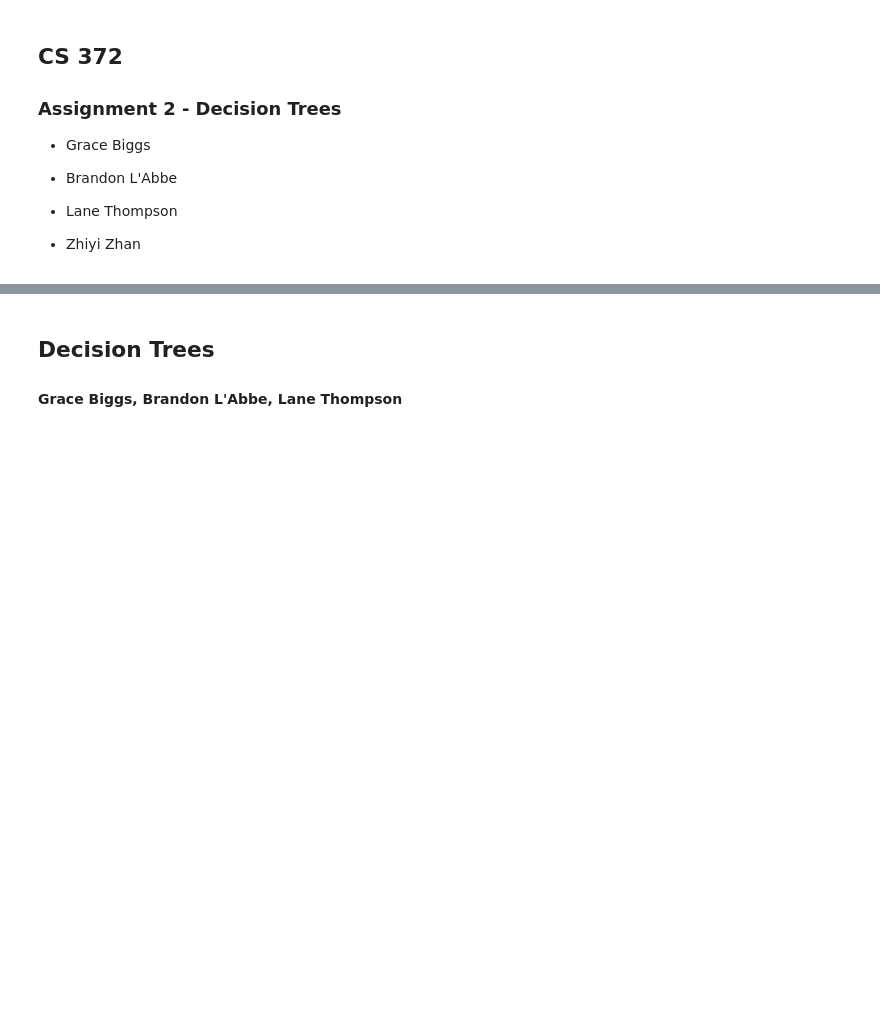
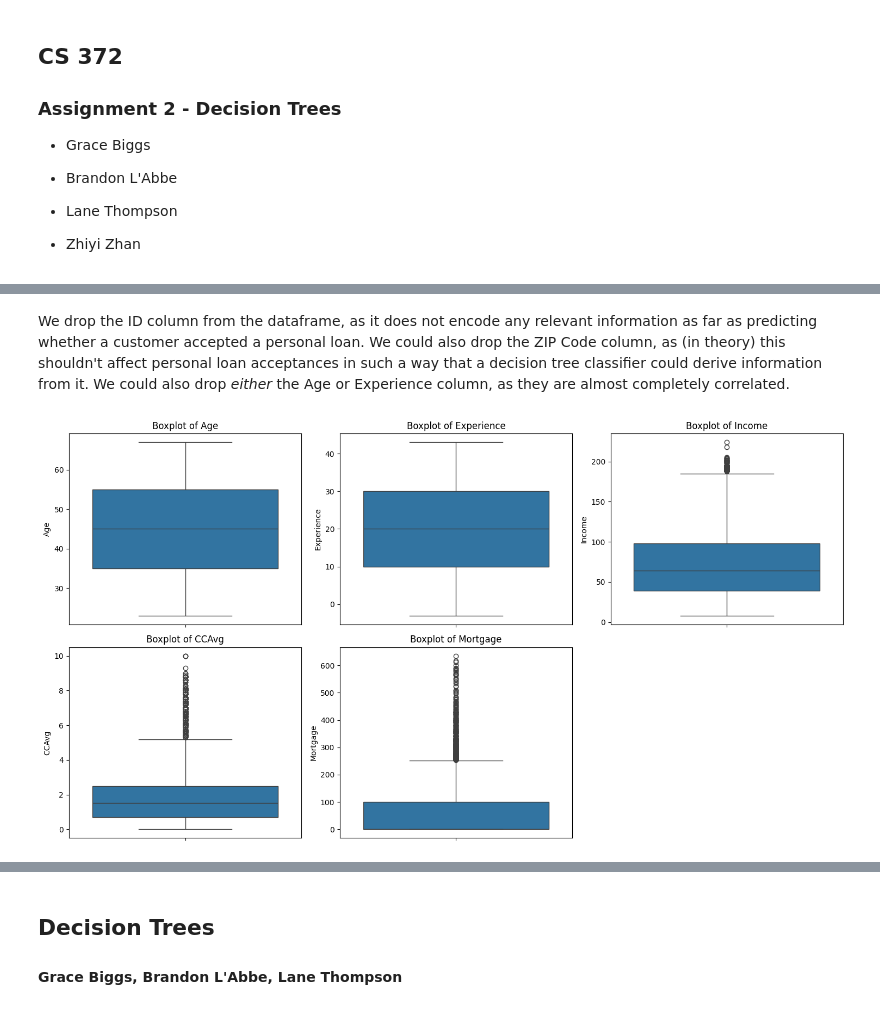
Before and after one commit to stlngds/CS372, a Jupyter notebook: Assignment2/Assignment2_Group5.ipynb, the cells around one changed output, grey strips where cells are left out. Saved outputs shown, nothing was run; the diff lists cells and outputs as text; code cells hidden in the pictures; blank space fills up the shorter version.

```diff
--- a/Assignment2/Assignment2_Group5.ipynb
+++ b/Assignment2/Assignment2_Group5.ipynb
@@ -84,0 +58,16 @@ dtype: int64
+# %% [markdown]
+We drop the ID column from the dataframe, as it does not encode any relevant information as far as predicting whether a customer accepted a personal loan. We could also drop the ZIP Code column, as (in theory) this shouldn't affect personal loan acceptances in such a way that a decision tree classifier could derive information from it. We could also drop *either* the Age or Experience column, as they are almost completely correlated.
+# %%
+# Check for outliers with Boxplots.
+continuous_vars = ['Age', 'Experience', 'Income', 'CCAvg', 'Mortgage']
+plt.figure(figsize=(15,8))
+for i, col in enumerate(continuous_vars, 1):
+    plt.subplot(2, 3, i)
+    sns.boxplot(y=df[col])
+    plt.title(f'Boxplot of {col}')
+plt.tight_layout()
+plt.show()
+
+# How do we deal with outliers? Do nothing? Pre-pruning? Post-pruning?
+# %% [output]
+[figure, added]
```
Also changed, not shown: parts of 10 cells of this notebook, 1 other file.
